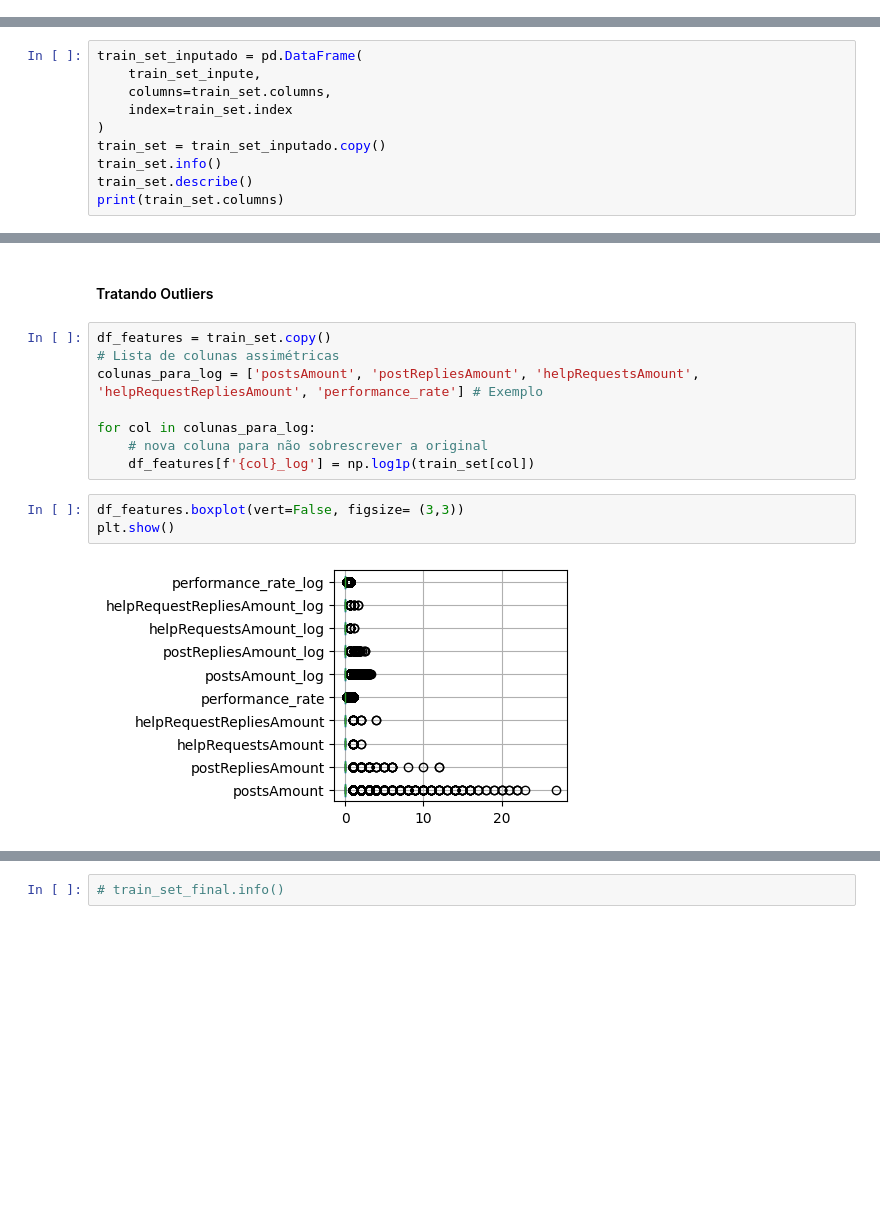
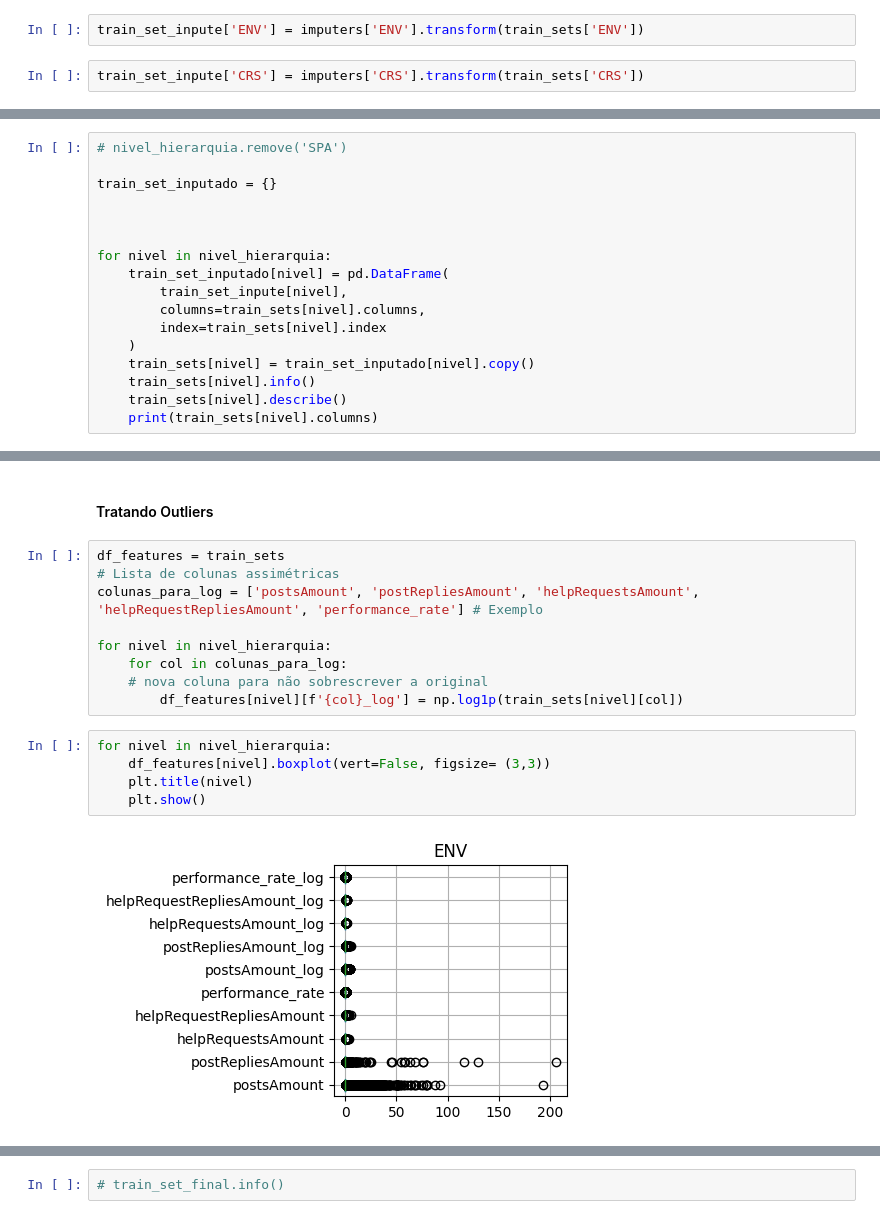
Before and after one commit to matheussilvaviitra/Classificador_engajamento, a Jupyter notebook: engajamento_uns_new_2.ipynb, the cells around one changed output, grey strips where cells are left out. Drawn from its saved outputs; the diff is of its cells as text; blank space fills up the shorter version.

Commit message:
ajuste para considerar niveis de hirarquia

```diff
--- a/engajamento_uns_new_2.ipynb
+++ b/engajamento_uns_new_2.ipynb
@@ -226,14 +275,25 @@ train_set_inpute = inputer.fit_transform(train_set)
+# %%
+train_set_inpute['ENV'] = imputers['ENV'].transform(train_sets['ENV'])
+# %%
+train_set_inpute['CRS'] = imputers['CRS'].transform(train_sets['CRS'])
 # %%
 # train_set_inpute = inputer.transform(train_set)
 # %%
-train_set_inputado = pd.DataFrame(
-    train_set_inpute,
-    columns=train_set.columns,
-    index=train_set.index
-)
-train_set = train_set_inputado.copy()
-train_set.info()
-train_set.describe()
-print(train_set.columns)
+# nivel_hierarquia.remove('SPA')
+
+train_set_inputado = {}
+
+
+
+for nivel in nivel_hierarquia:
+    train_set_inputado[nivel] = pd.DataFrame(
+        train_set_inpute[nivel],
+        columns=train_sets[nivel].columns,
+        index=train_sets[nivel].index
+    )
+    train_sets[nivel] = train_set_inputado[nivel].copy()
+    train_sets[nivel].info()
+    train_sets[nivel].describe()
+    print(train_sets[nivel].columns)
 # %% [output]
 <class 'pandas.core.frame.DataFrame'>
@@ -261,15 +323,18 @@ Index(['postsAmount', 'postRepliesAmount', 'helpRequestsAmount',
 # %% [markdown]
 #### Tratando Outliers
 # %%
-df_features = train_set.copy()
+df_features = train_sets
 # Lista de colunas assimétricas
 colunas_para_log = ['postsAmount', 'postRepliesAmount', 'helpRequestsAmount', 'helpRequestRepliesAmount', 'performance_rate'] # Exemplo
 
-for col in colunas_para_log:
+for nivel in nivel_hierarquia:
+    for col in colunas_para_log:
     # nova coluna para não sobrescrever a original
-    df_features[f'{col}_log'] = np.log1p(train_set[col])
+        df_features[nivel][f'{col}_log'] = np.log1p(train_sets[nivel][col])
 # %%
-df_features.boxplot(vert=False, figsize= (3,3))
-plt.show()
+for nivel in nivel_hierarquia:
+    df_features[nivel].boxplot(vert=False, figsize= (3,3))
+    plt.title(nivel)
+    plt.show()
 # %% [output]
-[figure, old version]
+[figure, new version]
```
Also changed, not shown: parts of 40 cells of this notebook.
